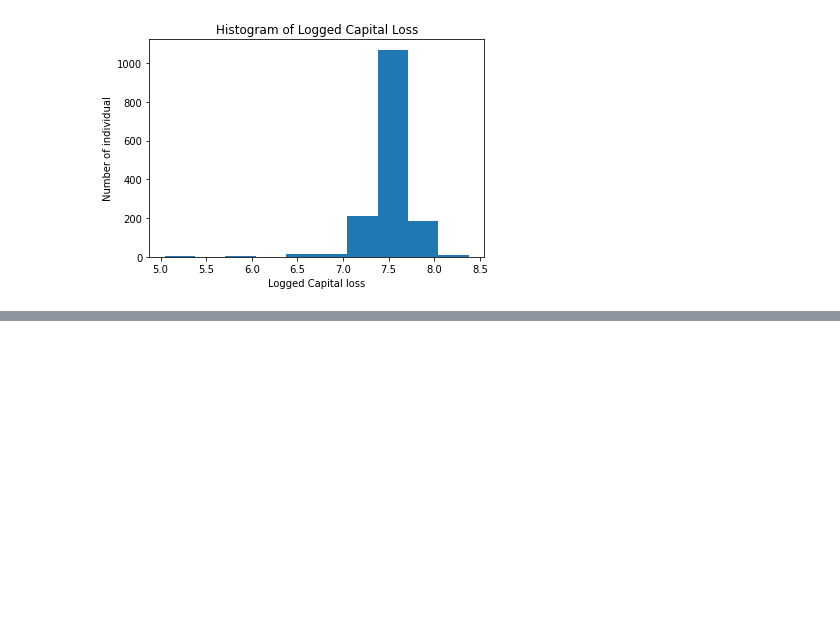
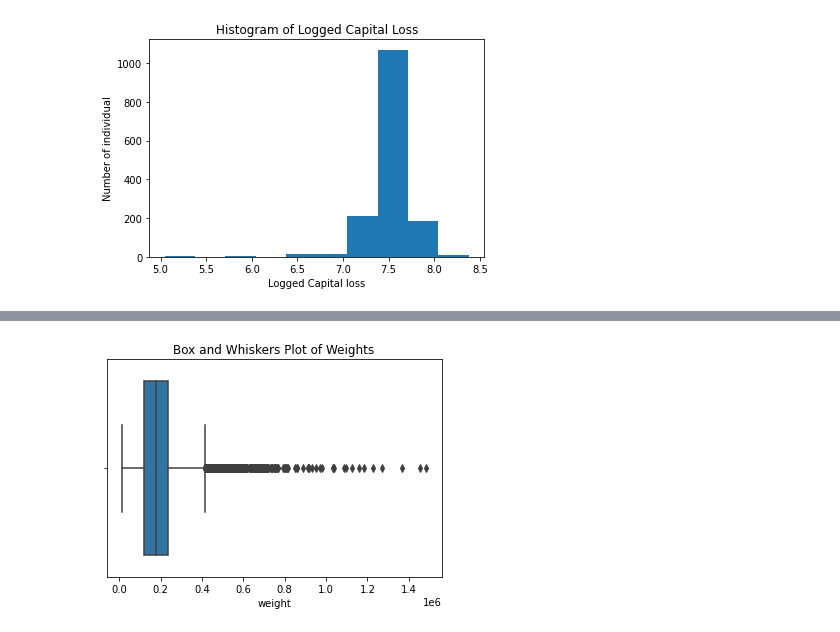
Before and after one commit to Tiffany0410/JSC270_Assg2, a Jupyter notebook: JSC270_Assignment2.ipynb, the cells around one changed output, grey strips where cells are left out. Saved outputs shown, nothing was run; the diff lists cells and outputs as text; code cells hidden in the pictures; blank space fills up the shorter version.

```diff
--- a/JSC270_Assignment2.ipynb
+++ b/JSC270_Assignment2.ipynb
@@ -130,0 +167,8 @@ plt.show()
+# %%
+# Identify Outliers
+sns.boxplot(x = 'fnlwgt', data = income94)
+plt.xlabel('weight')
+plt.title('Box and Whiskers Plot of Weights')
+plt.show()
+# %% [output]
+[figure, added]
```
Also changed, not shown: parts of 31 cells of this notebook.
